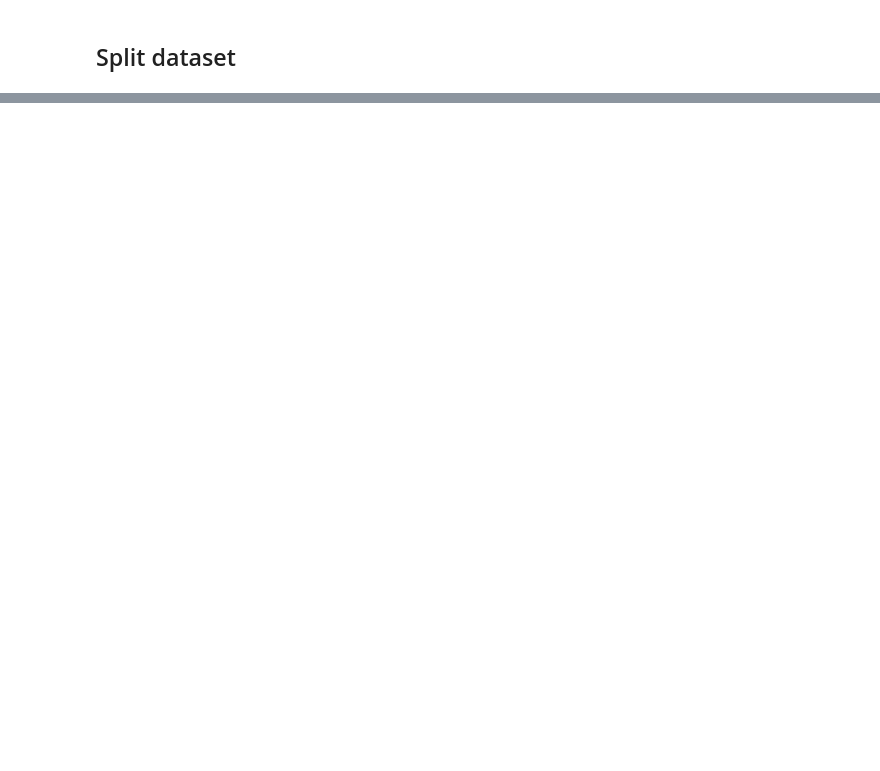
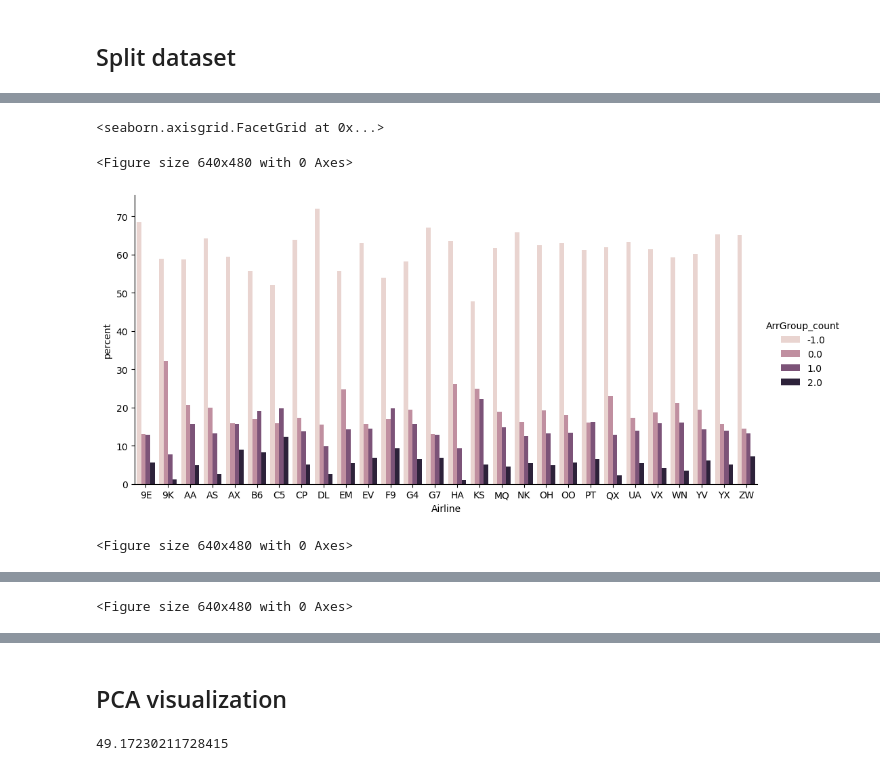
Before and after one commit to Cindyhui22/CS412_project, a Jupyter notebook: CS412_project.ipynb, the cells around one changed output, grey strips where cells are left out. Saved outputs shown, nothing was run; the diff lists cells and outputs as text; code cells hidden in the pictures; blank space fills up the shorter version.

```diff
--- a/CS412_project.ipynb
+++ b/CS412_project.ipynb
@@ -171,0 +265,19 @@ print(y_training.shape, y_val.shape, y_test.shape)
+# %%
+fig = plt.figure()
+x,y = 'Airline', 'ArrGroup_count'
+(df_col.groupby(x)[y].value_counts(normalize=True).mul(100).rename('percent').reset_index().pipe((sns.catplot,'data'), x=x,y='percent',hue=y,kind='bar', aspect=2))
+
+fig = plt.figure()
+x,y = 'Origin', 'ArrGroup_count'
+df_sorted = df_col.sort_values('Origin')
+(df_col.groupby(x)[y].value_counts(normalize=True).mul(100).rename('percent').reset_index().pipe((sns.catplot,'data'), x=x,y='percent',hue=y,kind='bar', order = df_sorted['Origin'].value_counts().index, aspect=25))
+
+fig = plt.figure()
+x,y = 'Dest', 'ArrGroup_count'
+df_sorted = df_col.sort_values('Dest')
+(df_col.groupby(x)[y].value_counts(normalize=True).mul(100).rename('percent').reset_index().pipe((sns.catplot,'data'), x=x,y='percent',hue=y,kind='bar', order = df_sorted['Dest'].value_counts().index, aspect=25))
+# %% [output]
+<seaborn.axisgrid.FacetGrid at 0x...>
+<Figure size 640x480 with 0 Axes>
+[figure, added]
+<Figure size 640x480 with 0 Axes>
@@ -171,0 +285 @@ print(y_training.shape, y_val.shape, y_test.shape)
+<Figure size 640x480 with 0 Axes>
@@ -171,0 +287,11 @@ print(y_training.shape, y_val.shape, y_test.shape)
+# %% [markdown]
+## PCA visualization
+# %%
+from sklearn.decomposition import PCA
+# plot_train = pd.concat([X_train, y_train], axis=1)
+pca = PCA(n_components=5)
+components = pca.fit_transform(X_train)
+total_var = pca.explained_variance_ratio_.sum() * 100
+print(total_var)
+# %% [output]
+49.17230211728415
```
Also changed, not shown: parts of 24 cells of this notebook.
